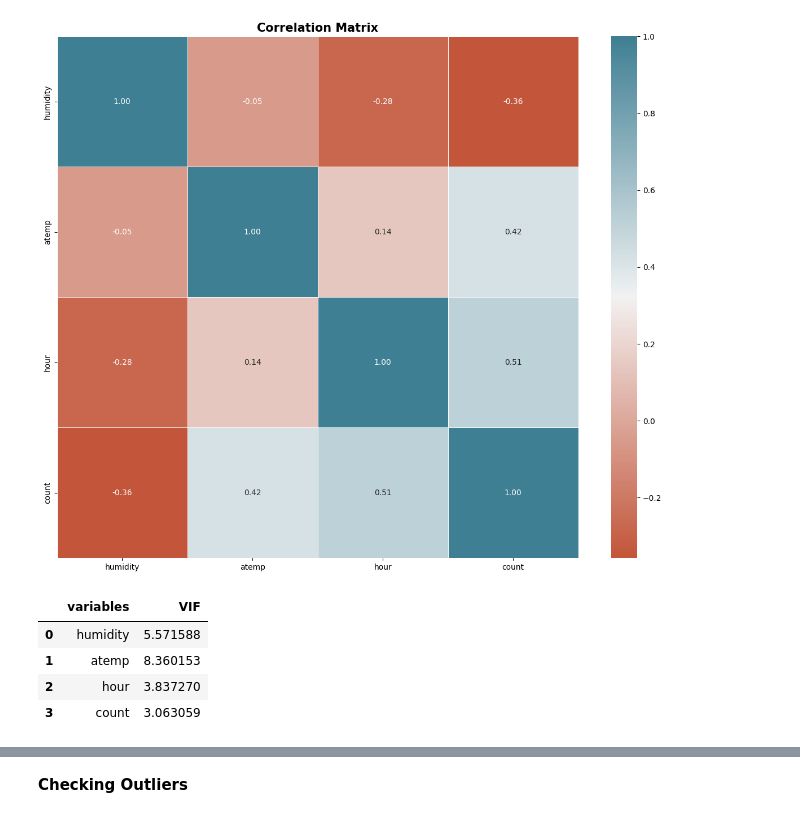
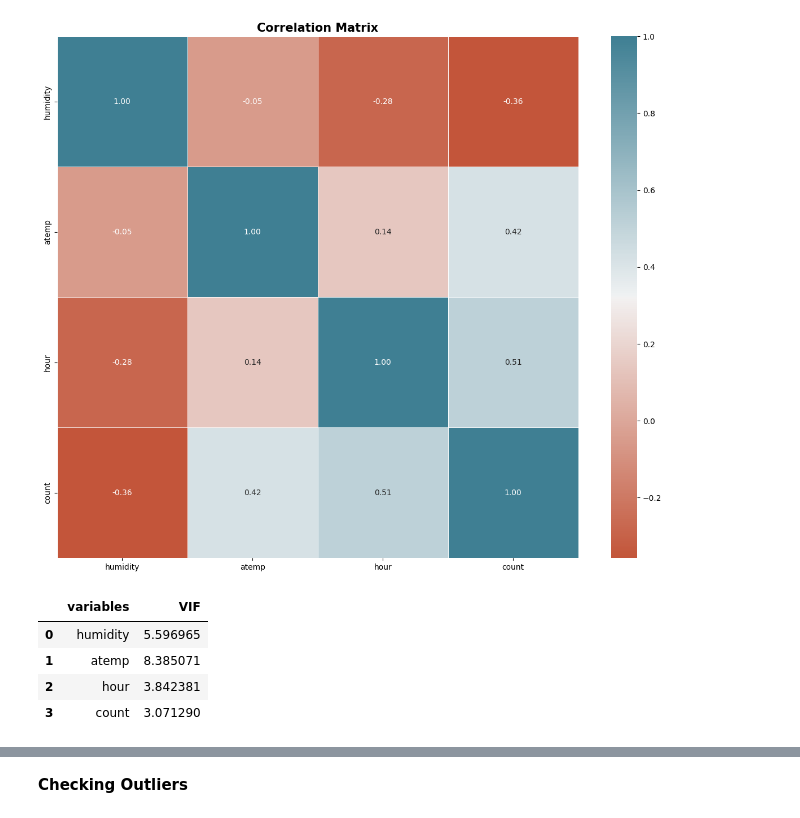
Before and after one commit to hrydwntr/Bike_Sharing_Model, a Jupyter notebook: capstone_modul_3.ipynb, the cells around one changed output, grey strips where cells are left out. Drawn from its saved outputs; the diff is of its cells as text; code cells hidden in the pictures.

```diff
--- a/capstone_modul_3.ipynb
+++ b/capstone_modul_3.ipynb
@@ -69,15 +152,15 @@ Name: weather, dtype: int64
 **Mengubah Tipe Data dan Memisahkan Data Kolom 'date'**
 # %%
 # Mengubah tipe data 'date' menjadi DateTime
-df_train['date'] = df_train['date'].astype('datetime64')
+df_model['date'] = df_model['date'].astype('datetime64')
 
 # Membuat kolom untuk memisahkan data Tahun, Bulan, dan Hari
-df_train['year'] = df_train['date'].dt.year
-df_train['month'] = df_train['date'].dt.month
-df_train['day'] = df_train['date'].dt.day_name()
+df_model['year'] = df_model['date'].dt.year
+df_model['month'] = df_model['date'].dt.month
+df_model['day'] = df_model['date'].dt.day_name()
 # %%
 # Mengubah tipe data feature 'holiday', 'year', dan 'month' menjadi category
-df_train['holiday'] = df_train['holiday'].astype('category')
-df_train['year'] = df_train['year'].astype('category')
-df_train['month'] = df_train['month'].astype('category')
+df_model['holiday'] = df_model['holiday'].astype('category')
+df_model['year'] = df_model['year'].astype('category')
+df_model['month'] = df_model['month'].astype('category')
 # %%
@@ -134,3 +227,3 @@ df_train_desc
 # %%
 # Drop kolom (feature) yang tidak diperlukan
-df_train.drop(columns=['date', 'casual', 'registered'], inplace=True)
+df_model.drop(columns=['date', 'casual', 'registered'], inplace=True)
@@ -184,6 +283,6 @@ calc_vif(df_train[['humidity', 'atemp', 'temp', 'hour', 'count']])
 # %%
 # Drop kolom 'temp'
-df_train = df_train.drop('temp', axis=1)
+df_model = df_model.drop('temp', axis=1)
 # %%
 plt.figure(figsize=(15, 12))
 palette=sns.diverging_palette(20, 220, n=256)
@@ -193,10 +292,10 @@ plt.title('Correlation Matrix', size=15, weight='bold');
 # %% [output]
 [figure]
 # %%
-calc_vif(df_train[['humidity', 'atemp', 'hour', 'count']])
+calc_vif(df_model[['humidity', 'atemp', 'hour', 'count']])
 # %% [output]
 |  | variables | VIF |
-| 0 | humidity | 5.571588 |
-| 1 | atemp | 8.360153 |
-| 2 | hour | 3.837270 |
-| 3 | count | 3.063059 |
+| 0 | humidity | 5.596965 |
+| 1 | atemp | 8.385071 |
+| 2 | hour | 3.842381 |
+| 3 | count | 3.071290 |
```
Also changed, not shown: parts of 91 cells of this notebook.
